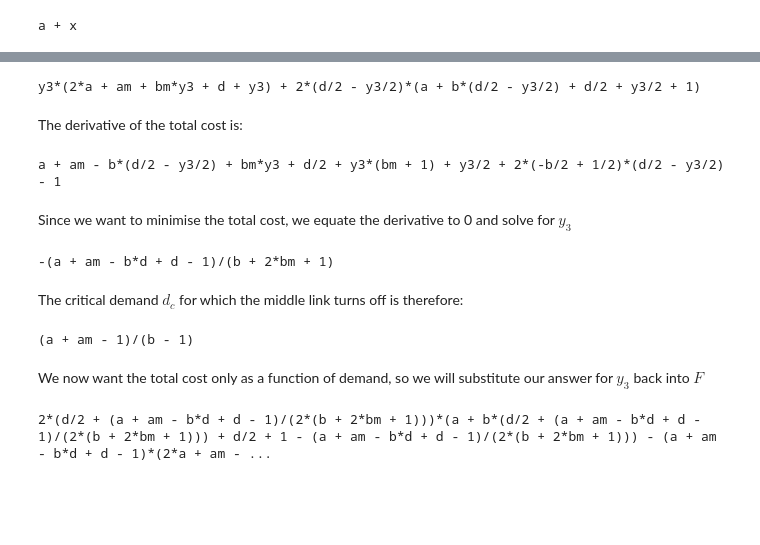
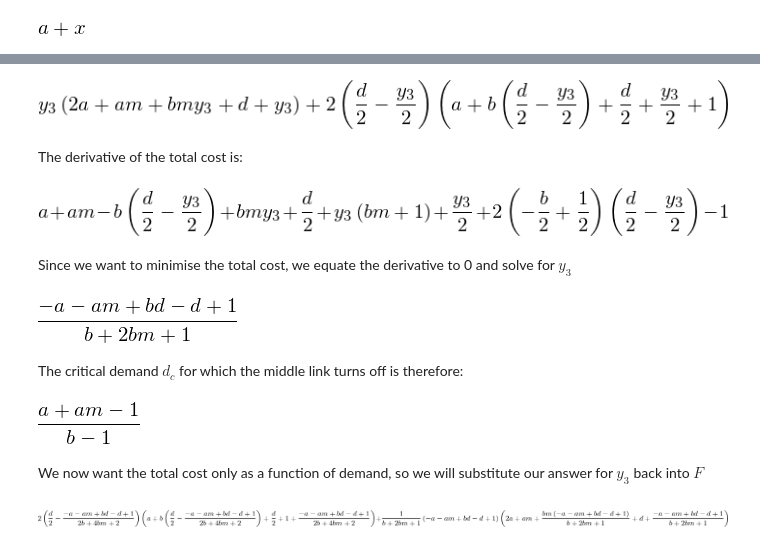
Before and after one commit to aespinosav/traffic, a Jupyter notebook: SO.ipynb, the cells around one changed output, grey strips where cells are left out. Cells and saved outputs as stored; diff of their text form; code cells hidden in the pictures; blank space fills up the shorter version.

```diff
--- a/SO.ipynb
+++ b/SO.ipynb
@@ -13,9 +20,23 @@ var('x, y1, y2, y3, x1, x2, x3, F, a, b, am, bm, d, dc')
 # %%
-def f1(x):    return a + xdef f2(x):    return 1+b*xdef f5(x):    return am + bm*xf3 = f1f4 = f1
+def f1(x):
+    return a + x
+def f2(x):
+    return 1+b*x
+def f5(x):
+    return am + bm*x
+
+f3 = f1
+f4 = f1
 # %%
-y1 = (d-y3)/2y2 = y1d = 2*y1 + y3c1 = f1(y1 + y3) + f2(y1)c2 = c1c3 = 2*f1(y1 + y3 ) + f5(y3)
+y1 = (d-y3)/2
+y2 = y1
+d = 2*y1 + y3
+
+c1 = f1(y1 + y3) + f2(y1)
+c2 = c1
+c3 = 2*f1(y1 + y3 ) + f5(y3)
 # %%
 f1(x)
 # %% [output]
-a + x
+[figure, added]
 # %% [markdown]
@@ -23,28 +48,33 @@ We now want to optimise the total cost $F$, which is given by:$$F = \sum_i y_i c
 # %%
-F = y1*c1 + y2*c2 + y3*c3F
+F = y1*c1 + y2*c2 + y3*c3
+F
 # %% [output]
-y3*(2*a + am + bm*y3 + d + y3) + 2*(d/2 - y3/2)*(a + b*(d/2 - y3/2) + d/2 + y3/2 + 1)
+[figure, added]
 # %% [markdown]
 The derivative of the total cost is:
 # %%
-F_prime = F.diff(y3)F_prime
+F_prime = F.diff(y3)
+F_prime
 # %% [output]
-a + am - b*(d/2 - y3/2) + bm*y3 + d/2 + y3*(bm + 1) + y3/2 + 2*(-b/2 + 1/2)*(d/2 - y3/2) - 1
+[figure, added]
 # %% [markdown]
 Since we want to minimise the total cost, we equate the derivative to 0 and solve for $y_3$
 # %%
-sol_y3 = solve(F_prime, y3)[0]sol_y3
+sol_y3 = solve(F_prime, y3)[0]
+sol_y3
 # %% [output]
--(a + am - b*d + d - 1)/(b + 2*bm + 1)
+[figure, added]
 # %% [markdown]
 The critical demand $d_c$ for which the middle link turns off is therefore:
 # %%
-d_crit = solve(sol_y3, d)[0]d_crit
+d_crit = solve(sol_y3, d)[0]
+d_crit
 # %% [output]
-(a + am - 1)/(b - 1)
+[figure, added]
 # %% [markdown]
 We now want the total cost only as a function of demand, so we will substitute our answer for $y_3$ back into $F$
 # %%
-optimised_cost = F.subs(y3, sol_y3 )optimised_cost
+optimised_cost = F.subs(y3, sol_y3 )
+optimised_cost
 # %% [output]
-2*(d/2 + (a + am - b*d + d - 1)/(2*(b + 2*bm + 1)))*(a + b*(d/2 + (a + am - b*d + d - 1)/(2*(b + 2*bm + 1))) + d/2 + 1 - (a + am - b*d + d - 1)/(2*(b + 2*bm + 1))) - (a + am - b*d + d - 1)*(2*a + am - ...
+[figure, added]
```
Also changed, not shown: parts of 7 cells of this notebook, 1 other file.
